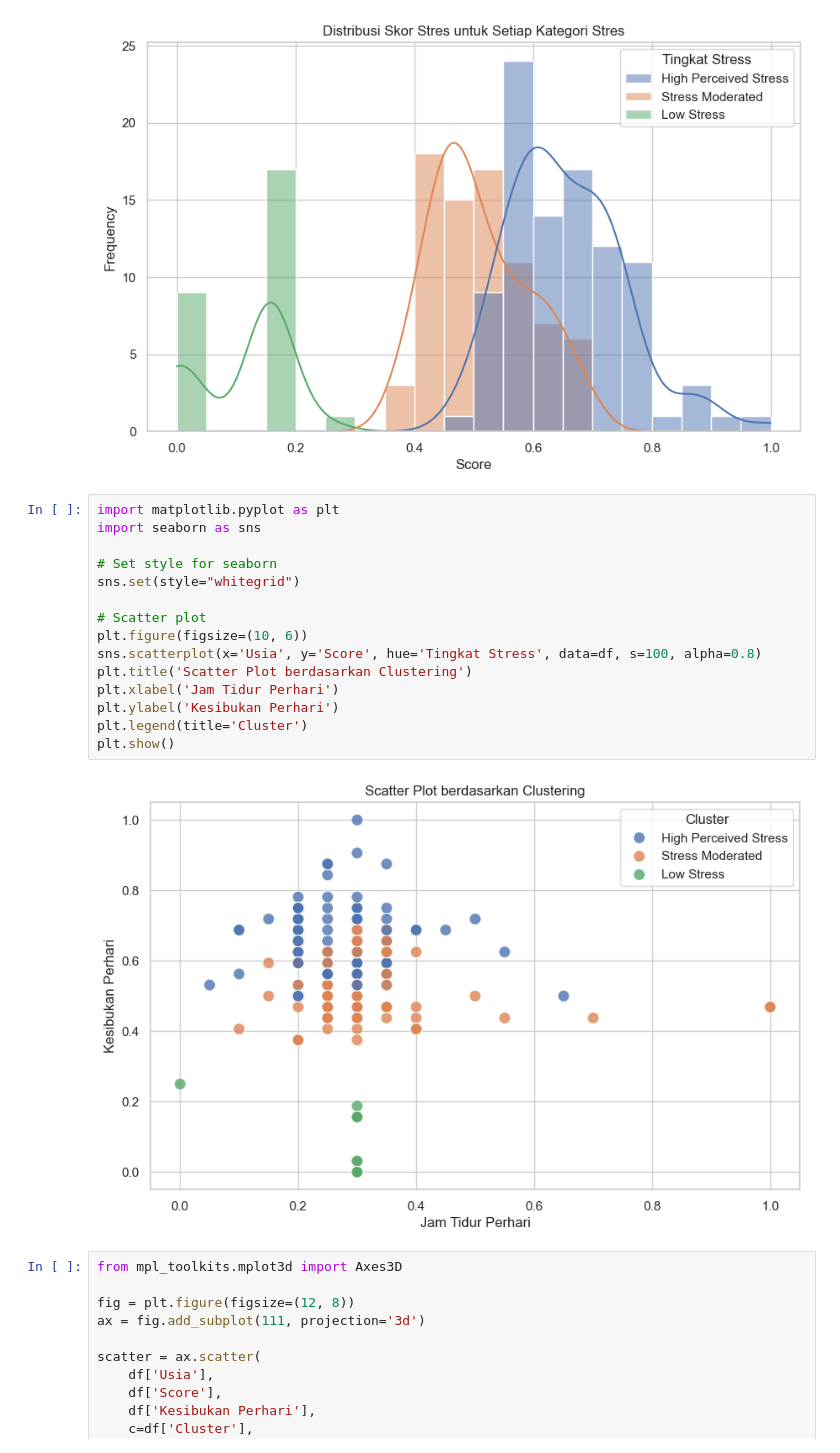
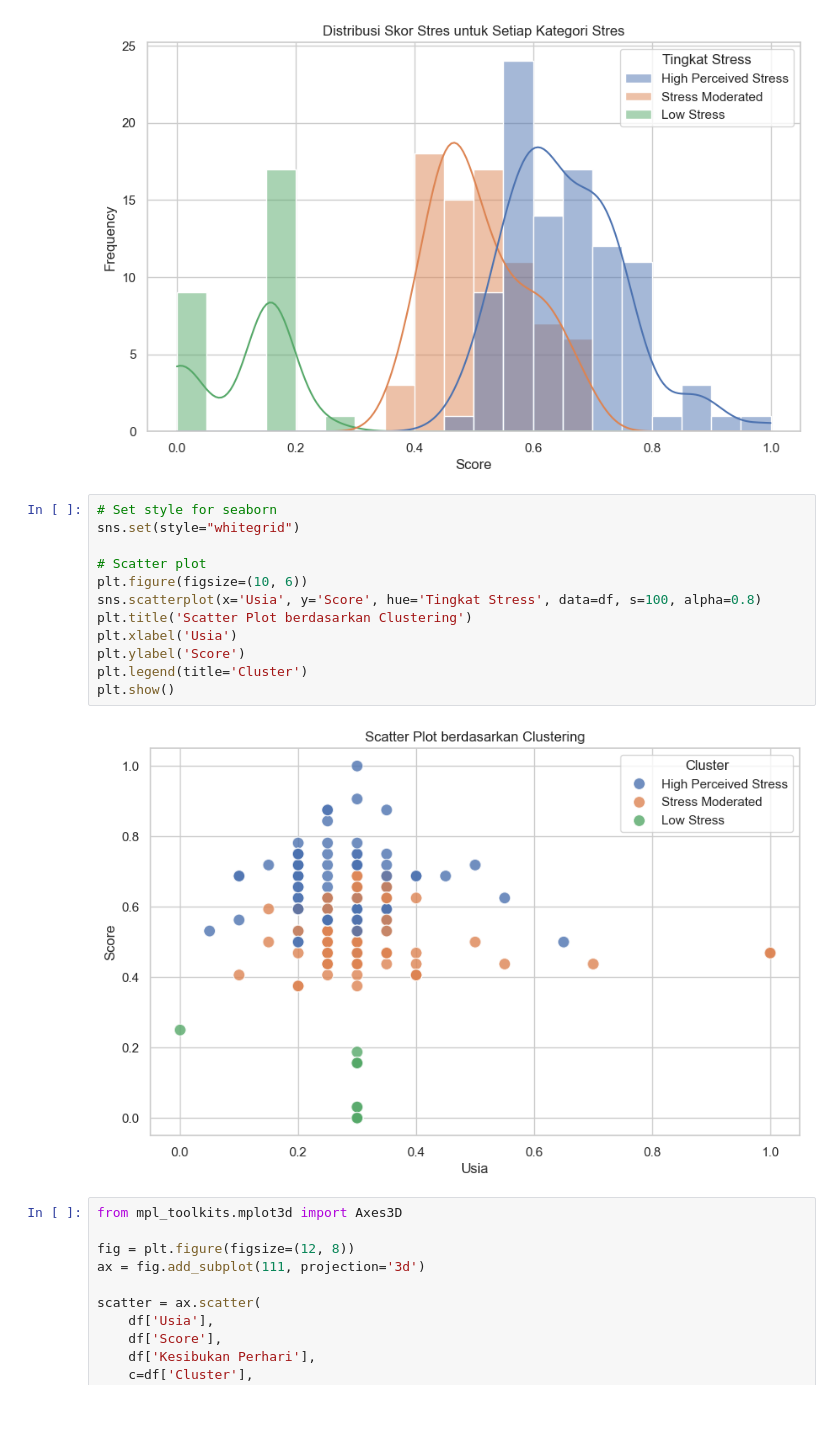
Before and after one commit to AirlanggaDS/StressLevelEvaluation, a Jupyter notebook: ClusterFix.ipynb, the cells around one changed output. Drawn from its saved outputs; the diff is of its cells as text; blank space fills up the shorter version.

```diff
--- a/ClusterFix.ipynb
+++ b/ClusterFix.ipynb
@@ -264,22 +257,19 @@ plt.show()
 # %% [output]
 [figure]
 # %%
-import matplotlib.pyplot as plt
-import seaborn as sns
-
 # Set style for seaborn
 sns.set(style="whitegrid")
 
 # Scatter plot
 plt.figure(figsize=(10, 6))
 sns.scatterplot(x='Usia', y='Score', hue='Tingkat Stress', data=df, s=100, alpha=0.8)
 plt.title('Scatter Plot berdasarkan Clustering')
-plt.xlabel('Jam Tidur Perhari')
-plt.ylabel('Kesibukan Perhari')
+plt.xlabel('Usia')
+plt.ylabel('Score')
 plt.legend(title='Cluster')
 plt.show()
 # %% [output]
-[figure, old version]
+[figure, new version]
 # %%
 from mpl_toolkits.mplot3d import Axes3D
 
```
Also changed, not shown: parts of 2 cells of this notebook.
